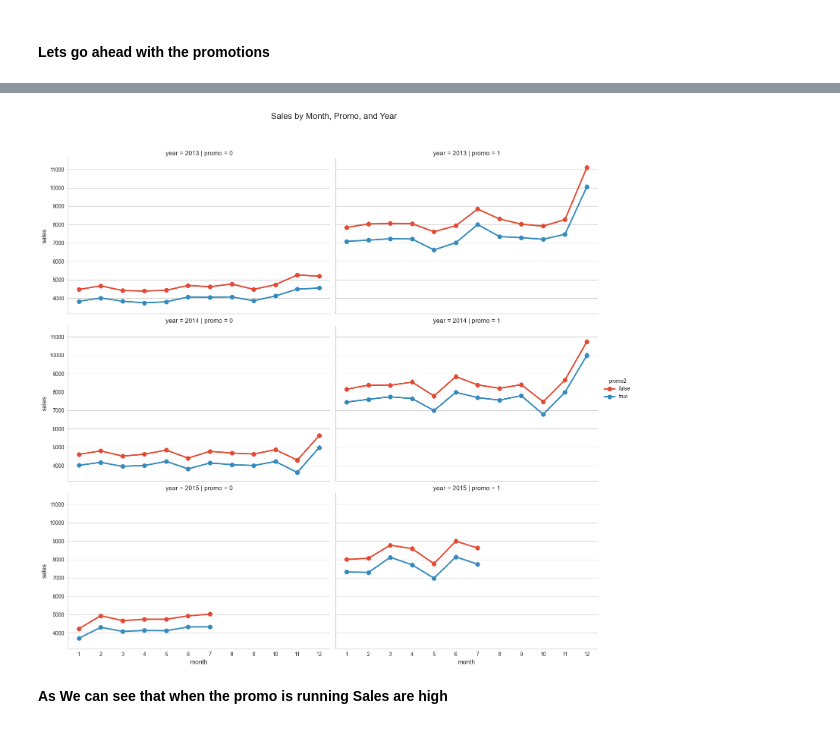
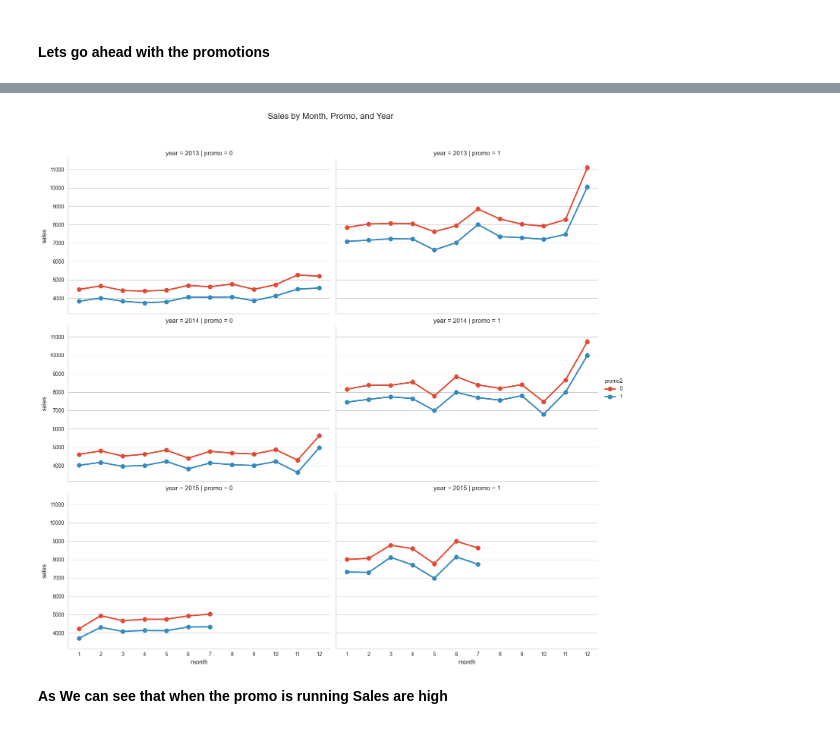
Before and after one commit to Dilara520/rossmann-sales-predictions, a Jupyter notebook: Retail_Sales_Prediction_Capstone_Project.ipynb, the cells around one changed output, grey strips where cells are left out. Drawn from its saved outputs; the diff is of its cells as text; code cells hidden in the pictures.

```diff
--- a/Retail_Sales_Prediction_Capstone_Project.ipynb
+++ b/Retail_Sales_Prediction_Capstone_Project.ipynb
@@ -174,0 +219,18 @@ memory usage: 2.5+ MB
+# %%
+store_test['open'] = pd.to_numeric(store_test['open'], errors='coerce')
+store_test['open'] = store_test['open'].fillna(0).astype(int)
+store_test['promo'] = store_test['promo'].map({'true': 1, 'false': 0}).fillna(0).astype(int)
+
+dtype_mapping = {
+    'id': 'int64',
+    'store': 'int64',
+    'dayofweek': 'int64',
+    'date': 'datetime64[ns]',
+    'schoolholiday': 'int64'
+}
+
+for column, dtype in dtype_mapping.items():
+    if 'int' in dtype:
+        store_test[column] = pd.to_numeric(store_test[column], errors='coerce')
+    else:
+        store_test[column] = pd.to_datetime(store_test[column], errors='coerce')
@@ -358,0 +408,4 @@ plt.show()
+# %%
+store_train['open'] = store_train['open'].astype(int)
+store_train['promo'] = store_train['promo'].astype(int)
+store_train = store_train.drop(['date'], axis=1)
@@ -629,7 +693,9 @@ sns.catplot(x='year',y='sales',data=store_train, height=4, aspect=4 );
 # %% [markdown]
 ### **Merging Two Datasets**
 # %%
+store_train['store'] = store_train['store'].astype(int)
+store['store'] = store['store'].astype(int)
+
 train = pd.merge(store_train, store, on='store', how='left')
-train.head()
-
 test = pd.merge(store_test, store, on='store', how='left')
+train
@@ -688,6 +768,9 @@ plt.show()
 # %% [markdown]
 #### **Lets go ahead with the promotions**
 # %%
+train['promo2'] = train['promo2'].map({'true': 1, 'false': 0}).fillna(0).astype(int)
+test['promo2'] = test['promo2'].map({'true': 1, 'false': 0}).fillna(0).astype(int)
+
 sns.catplot(data=train, x="month", y="sales",
             col='promo', # per store type in cols
             hue='promo2',
@@ -707,4 +790,4 @@ plt.show()
-[figure, old version]
+[figure, new version]
 # %% [markdown]
 **As We can see that when the promo is running Sales are high**
 # %%
```
Also changed, not shown: parts of 93 cells of this notebook, 2 other files.
